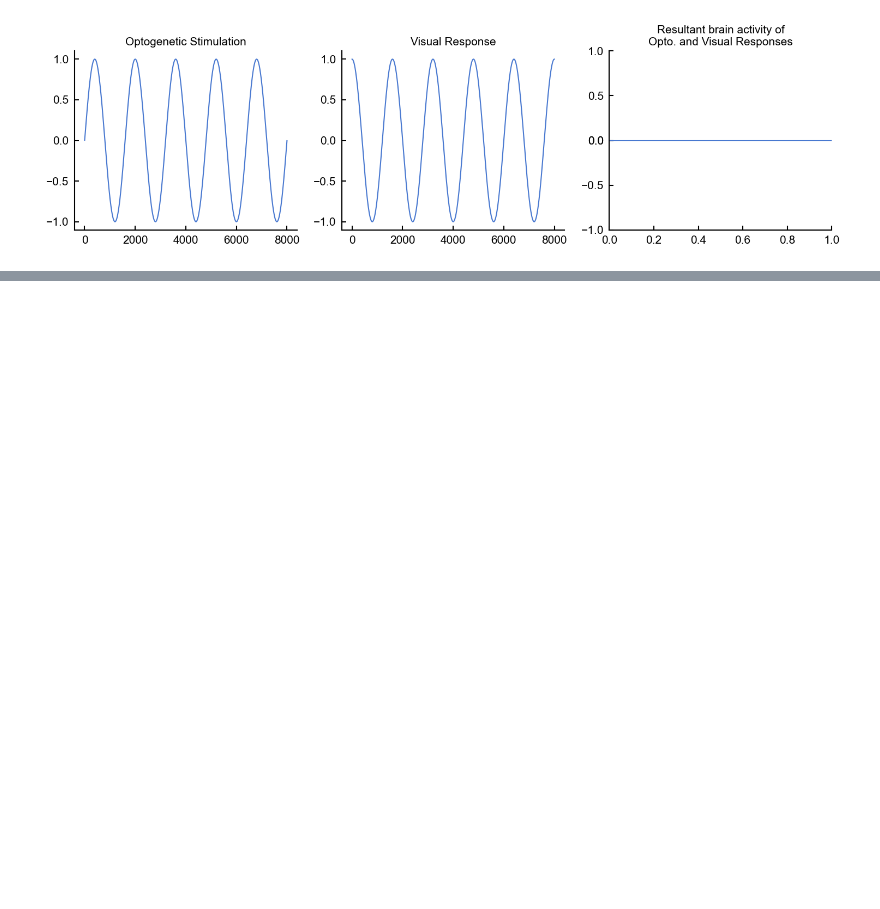
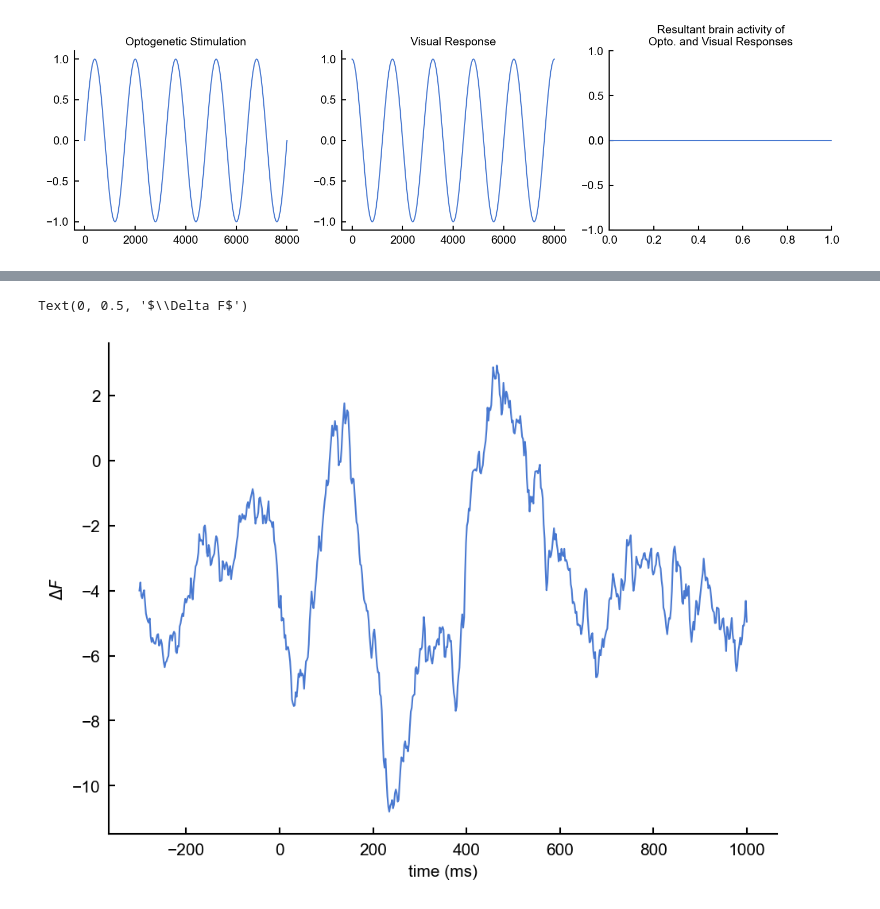
Before and after one commit to paschamatveev/wfOptoProject, a Jupyter notebook: wf + opto/mg figures.ipynb, the cells around one changed output, grey strips where cells are left out. Saved outputs shown, nothing was run; the diff lists cells and outputs as text; code cells hidden in the pictures; blank space fills up the shorter version.

```diff
--- a/wf + opto/mg figures.ipynb
+++ b/wf + opto/mg figures.ipynb
@@ -42,0 +105,6 @@ fig.tight_layout()
+# %%
+flicker = np.mean(flicker, axis=0)
+opto = np.mean(opto, axis=0)
+# %%
+flicker_scale = flicker-4
+sum=(flicker_scale+opto)
@@ -42,0 +113,7 @@ fig.tight_layout()
+# %%
+plt.plot(timestamps,sum)
+plt.xlabel('time (ms)')
+plt.ylabel('$\Delta F$')
+# %% [output]
+Text(0, 0.5, '$\\Delta F$')
+[figure, added]
```
Also changed, not shown: parts of 11 cells of this notebook.
